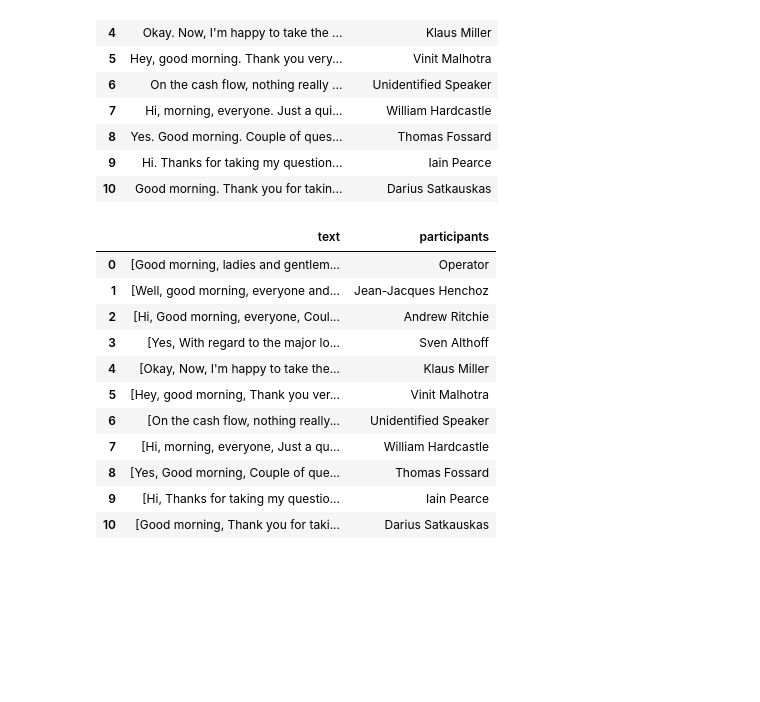
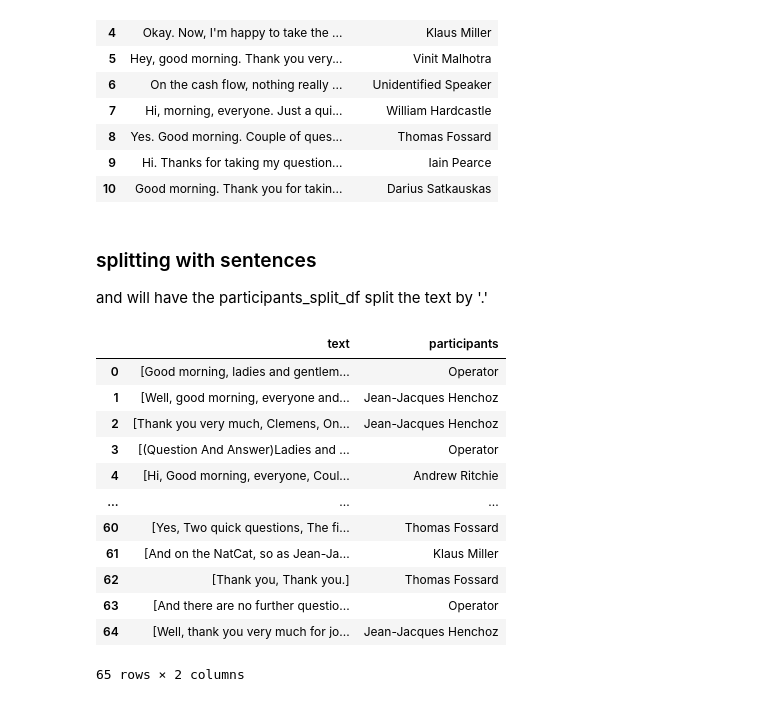
Before and after one commit to BoE-ARP-Bayes-MSc-BA/data_collecting, a Jupyter notebook: Testing.ipynb, the cells around one changed output. Cells and saved outputs as stored; diff of their text form; code cells hidden in the pictures; blank space fills up the shorter version.

```diff
--- a/Testing.ipynb
+++ b/Testing.ipynb
@@ -172,6 +192,4 @@ See the caveats in the documentation: https://pandas.pydata.org/pandas-docs/stab
 # %%
-# if error of unhashable type: 'list' pop up,
-# run it twice but I don't know why, but no more then three times
 # get the value inside the all_participants
 all_participants = [item for sublist in all_participants for item in sublist]
 all_participants = [i[0] for i in all_participants]
@@ -191,6 +209,16 @@ all_participants = [participant for participant in all_participants if participa
 all_participants = [participant.strip() for participant in all_participants]
 # add the 'Operator' to the list
 all_participants.append('Operator')
+
+# drop the duplicated participants
+all_participants_copy = all_participants.copy()
+all_participants = []
+# drop the duplicated participants
+for i in all_participants_copy:
+    if i not in all_participants:
+        all_participants.append(i)
+
+all_participants = sorted(all_participants)
 # %%
 all_participants
 # %% [output]
@@ -317,26 +413,32 @@ participants_split_df
 | 8 | Yes. Good morning. Couple of ques... | Thomas Fossard |
 | 9 | Hi. Thanks for taking my question... | Iain Pearce |
 | 10 | Good morning. Thank you for takin... | Darius Satkauskas |
+# %% [markdown]
+### splitting with sentences
+and will have the participants_split_df split the text by '.'
 # %%
-# write a function to split the text by '.' in participants_split_df
+# write a function to split the text by '.' in paragraph_split_df
+p_to_s_split_df = paragraph_split_df.copy()
+
 def split_text(text):
     text = text.split(". ")
     return text
-# apply the function to the participants_split_df
-participants_split_df['text'] = participants_split_df['text'].apply(lambda x: split_text(x))
-participants_split_df
+# apply the function to the paragraph_split_df
+p_to_s_split_df['text'] = p_to_s_split_df['text'].apply(lambda x: split_text(x))
+p_to_s_split_df
 # %% [output]
 |  | text | participants |
 | 0 | [Good morning, ladies and gentlem... | Operator |
 | 1 | [Well, good morning, everyone and... | Jean-Jacques Henchoz |
-| 2 | [Hi, Good morning, everyone, Coul... | Andrew Ritchie |
-| 3 | [Yes, With regard to the major lo... | Sven Althoff |
-| 4 | [Okay, Now, I'm happy to take the... | Klaus Miller |
-| 5 | [Hey, good morning, Thank you ver... | Vinit Malhotra |
-| 6 | [On the cash flow, nothing really... | Unidentified Speaker |
-| 7 | [Hi, morning, everyone, Just a qu... | William Hardcastle |
-| 8 | [Yes, Good morning, Couple of que... | Thomas Fossard |
-| 9 | [Hi, Thanks for taking my questio... | Iain Pearce |
-| 10 | [Good morning, Thank you for taki... | Darius Satkauskas |
+| 2 | [Thank you very much, Clemens, On... | Jean-Jacques Henchoz |
+| 3 | [(Question And Answer)Ladies and ... | Operator |
+| 4 | [Hi, Good morning, everyone, Coul... | Andrew Ritchie |
+| ... | ... | ... |
+| 60 | [Yes, Two quick questions, The fi... | Thomas Fossard |
+| 61 | [And on the NatCat, so as Jean-Ja... | Klaus Miller |
+| 62 | [Thank you, Thank you.] | Thomas Fossard |
+| 63 | [And there are no further questio... | Operator |
+| 64 | [Well, thank you very much for jo... | Jean-Jacques Henchoz |
+65 rows × 2 columns
 # %%
 sentence_split_df = pd.DataFrame()
```
Also changed, not shown: parts of 20 cells of this notebook.
